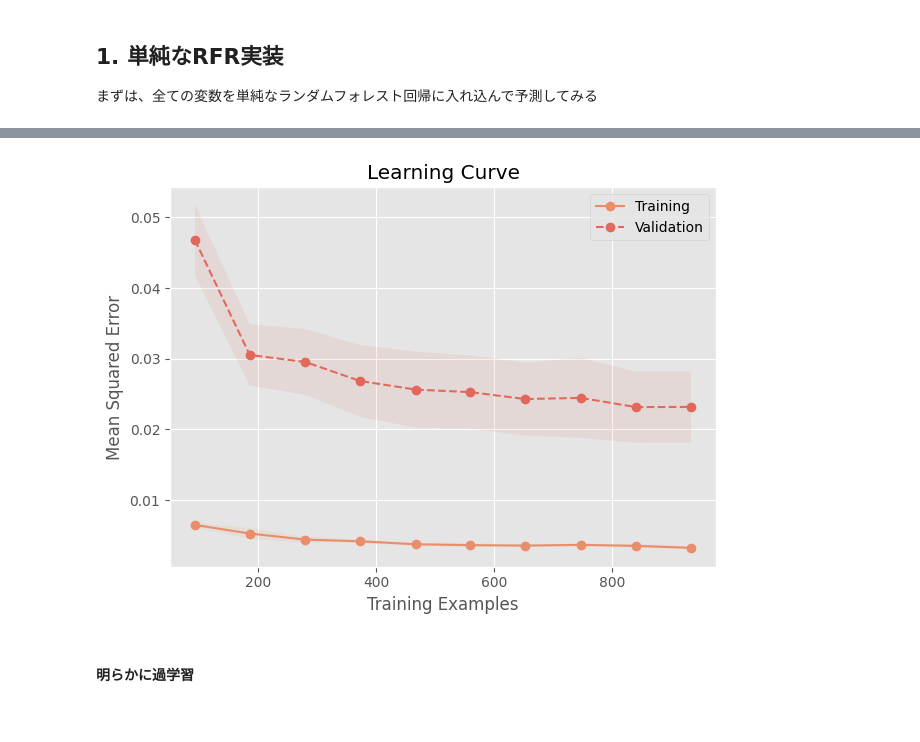
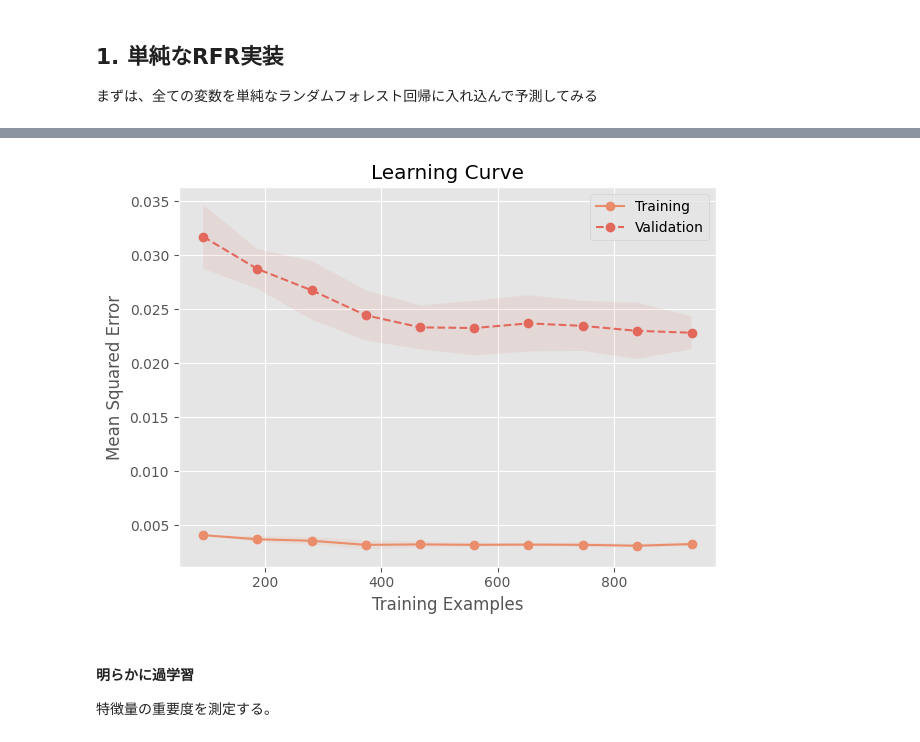
Before and after one commit to automatedtomato/kaggle-house-prices, a Jupyter notebook: notebooks/0200_random_forest_regr.ipynb, the cells around one changed output, grey strips where cells are left out. Saved outputs shown, nothing was run; the diff lists cells and outputs as text; code cells hidden in the pictures.

```diff
--- a/notebooks/0200_random_forest_regr.ipynb
+++ b/notebooks/0200_random_forest_regr.ipynb
@@ -41 +42,11 @@ raw_data.head()
+# %%
+cols_remained = [
+    'MSSubClass','LotFrontage', 'Street', 'Utilities',
+    'HouseStyle', 'OverallQual', 'ExterQual', 'KitchenQual', 'Heating',
+    'Functional', 'GarageCars']
+
+all_data = pd.DataFrame(index=raw_data.index)
+
+for col in cols_remained:
+    all_data[col] = raw_data[col]
 # %%
@@ -149,9 +185,12 @@ plt.show()
 # %%
 from utils import plot_learning_curve
 
-plot_learning_curve(RandomForestRegressor(), X_train, y_train)
+X_train, X_val, y_train, y_val = train_test_split(X, y, test_size=0.2, random_state=11)
+
+plot_learning_curve(RandomForestRegressor(random_state=11, n_jobs=-1), X_train, y_train)
 plt.show()
 # %% [output]
-[figure, old version]
+[figure, new version]
 # %% [markdown]
 #### 明らかに過学習
+特徴量の重要度を測定する。
```
Also changed, not shown: parts of 19 cells of this notebook, 7 other files.
